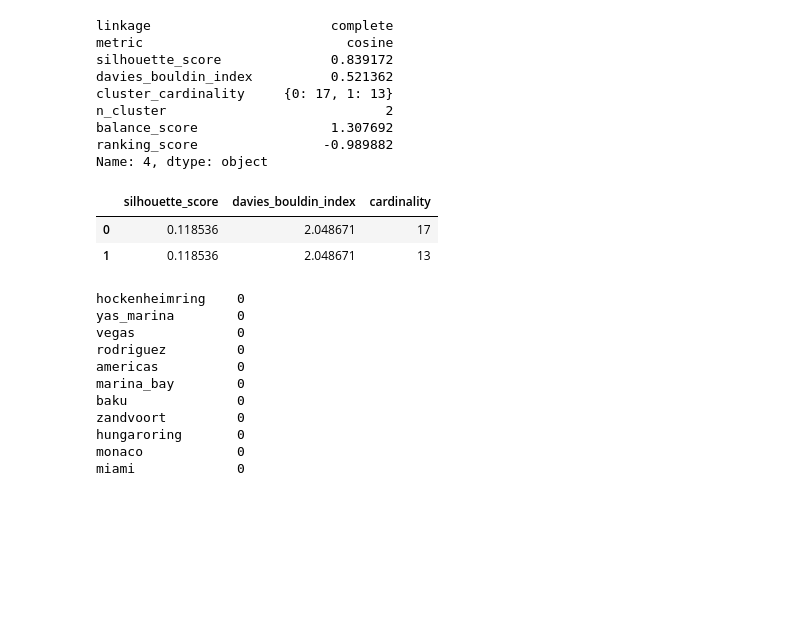
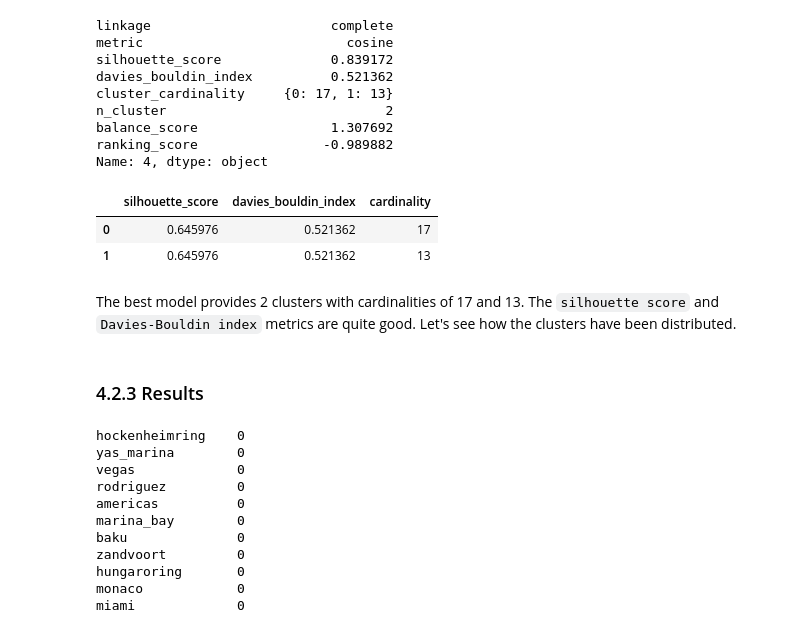
Before and after one commit to SupernovaIa/Formula-1-ML-Project, a Jupyter notebook: notebook/A2-Model-Clustering.ipynb, the cells around one changed output. Saved outputs shown, nothing was run; the diff lists cells and outputs as text; code cells hidden in the pictures; blank space fills up the shorter version.

Commit message:
Model clustering DONE

```diff
--- a/notebook/A2-Model-Clustering.ipynb
+++ b/notebook/A2-Model-Clustering.ipynb
@@ -276,19 +282,23 @@ Name: 4, dtype: object
 # %%
 model = AgglomerativeClustering(
     linkage=best_model['linkage'],
     metric=best_model['metric'],
     distance_threshold=None,
     n_clusters=best_model['n_cluster']
 )
 
 agglo_fit = model.fit(df_agg)
 agglo_labels = agglo_fit.labels_
 
-clustering_metrics(df_scaled, agglo_labels)
+clustering_metrics(df_agg, agglo_labels)
 # %% [output]
 |  | silhouette_score | davies_bouldin_index | cardinality |
-| 0 | 0.118536 | 2.048671 | 17 |
-| 1 | 0.118536 | 2.048671 | 13 |
+| 0 | 0.645976 | 0.521362 | 17 |
+| 1 | 0.645976 | 0.521362 | 13 |
+# %% [markdown]
+The best model provides 2 clusters with cardinalities of 17 and 13. The `silhouette score` and `Davies-Bouldin index` metrics are quite good. Let's see how the clusters have been distributed.
+# %% [markdown]
+### 4.2.3 Results
 # %%
 df_agg['cluster'] = agglo_labels
 
```
Also changed, not shown: parts of 13 cells of this notebook.
